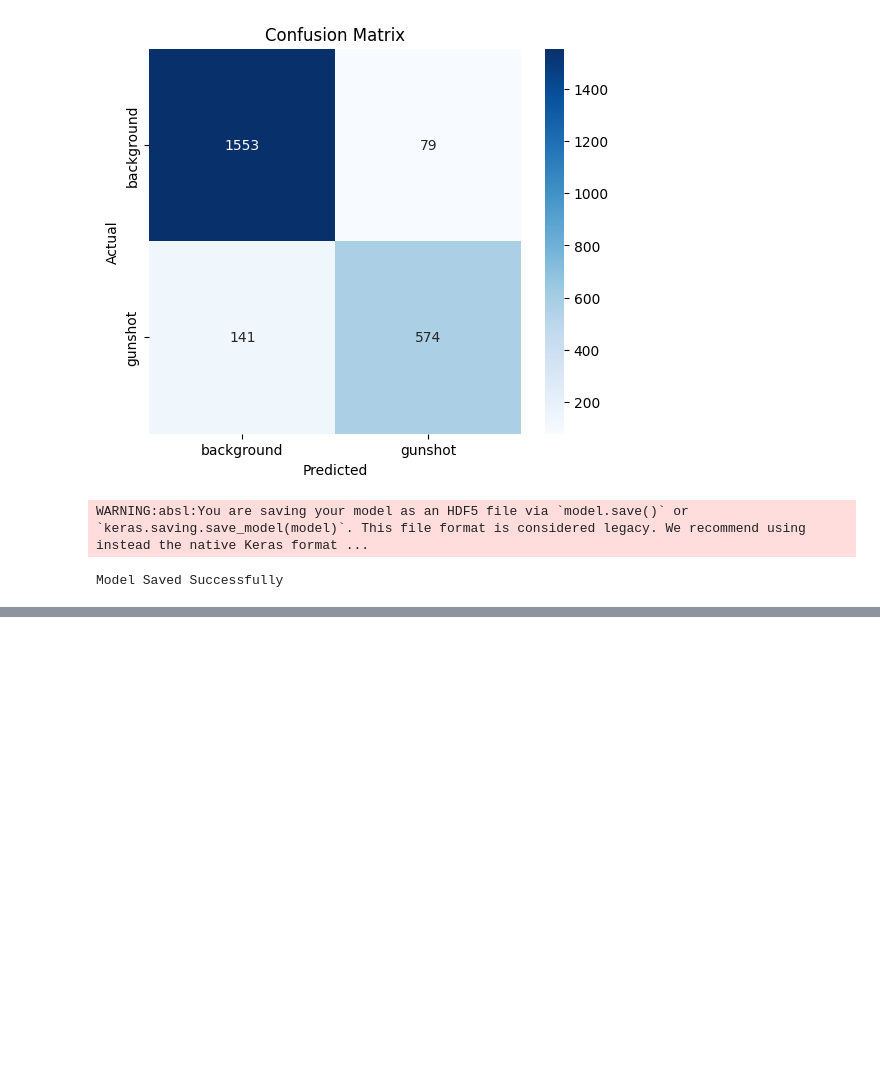
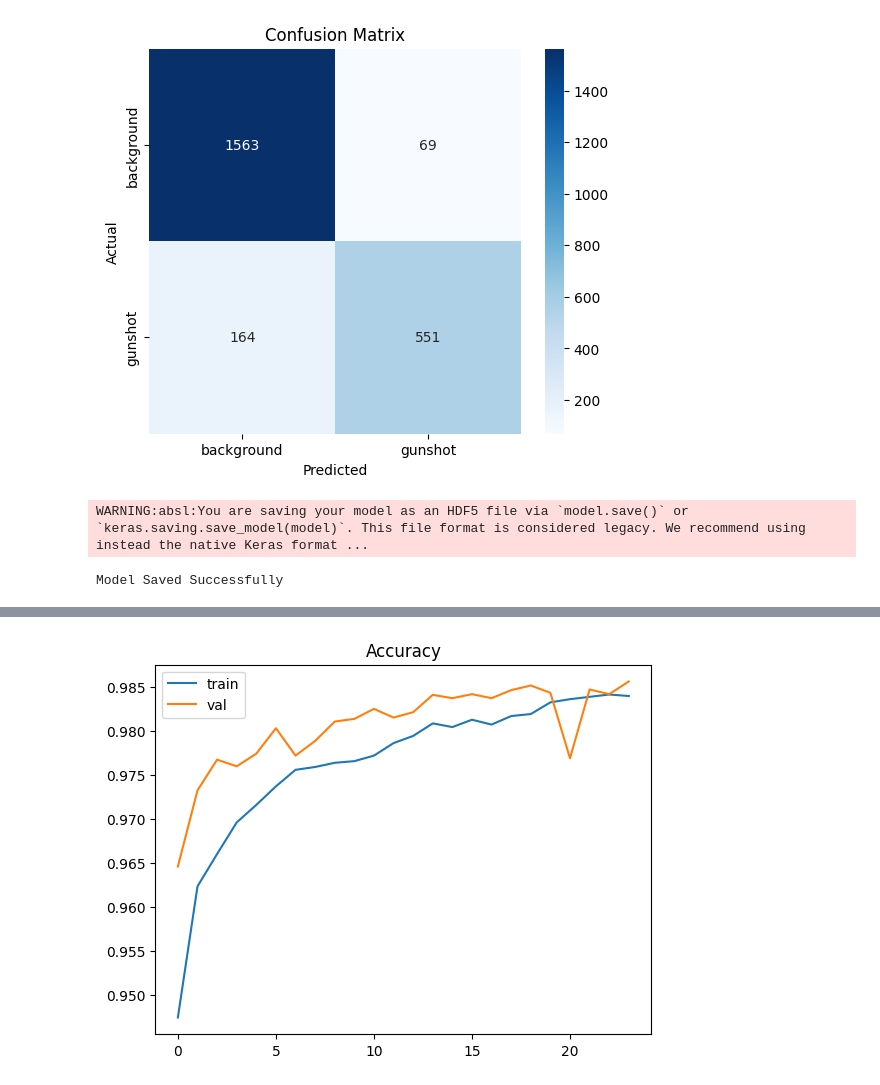
Before and after one commit to tarryndsilva/poaching-detection, a Jupyter notebook: audio-train.ipynb, the cells around one changed output, grey strips where cells are left out. Cells and saved outputs as stored; diff of their text form; code cells hidden in the pictures; blank space fills up the shorter version.

```diff
--- a/audio-train.ipynb
+++ b/audio-train.ipynb
@@ -343,0 +440,2 @@ Model Saved Successfully
+# %%
+X_train, X_test, y_train, y_test = train_test_split(X, y, test_size=0.2, random_state=42)
@@ -343,0 +459,9 @@ Model Saved Successfully
+# %%
+model.compile(
+    optimizer=tf.keras.optimizers.Adam(learning_rate=0.0003),
+    loss='sparse_categorical_crossentropy',
+    metrics=['accuracy']
+)
+
+
+model.summary()
@@ -343,0 +490,15 @@ Model Saved Successfully
+# %%
+early_stop = tf.keras.callbacks.EarlyStopping(
+    monitor='val_loss',
+    patience=5,
+    restore_best_weights=True
+)
+# %%
+history = model.fit(
+    X_train,
+    y_train,
+    epochs=50,
+    batch_size=32,
+    validation_data=(X_test, y_test),
+    callbacks=[early_stop]
+)
@@ -343,0 +523,8 @@ Model Saved Successfully
+# %%
+plt.plot(history.history['accuracy'], label='train')
+plt.plot(history.history['val_accuracy'], label='val')
+plt.legend()
+plt.title("Accuracy")
+plt.show()
+# %% [output]
+[figure, added]
```
Also changed, not shown: parts of 25 cells of this notebook, 3 other files.
